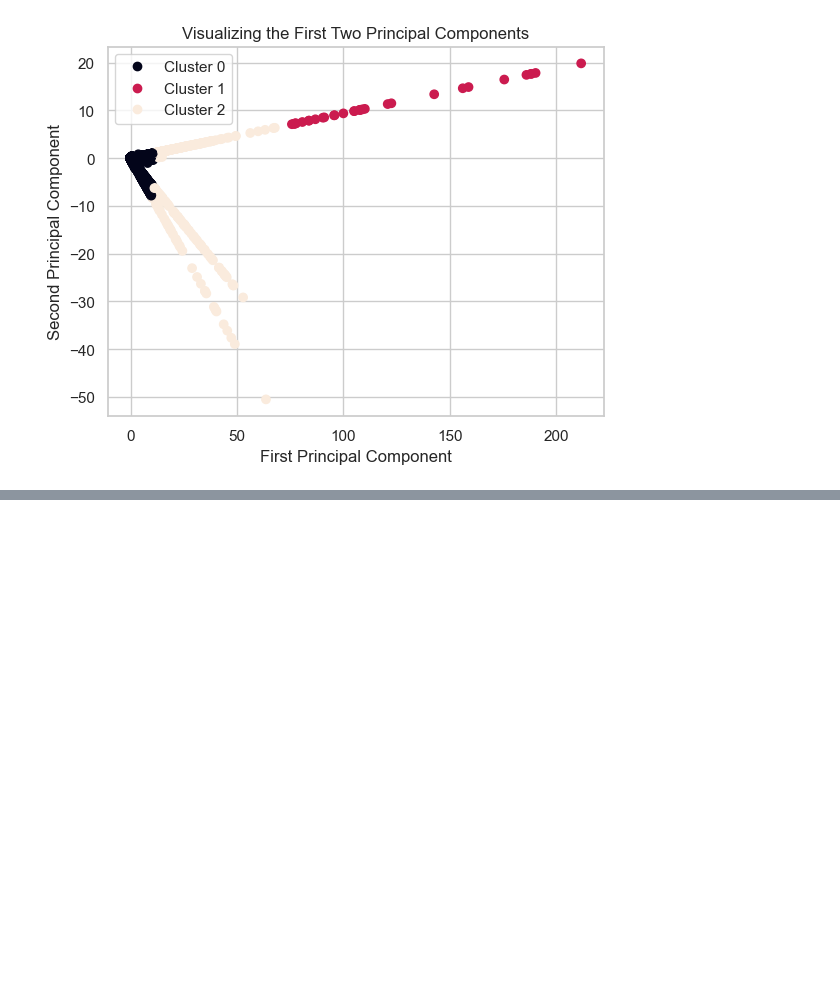
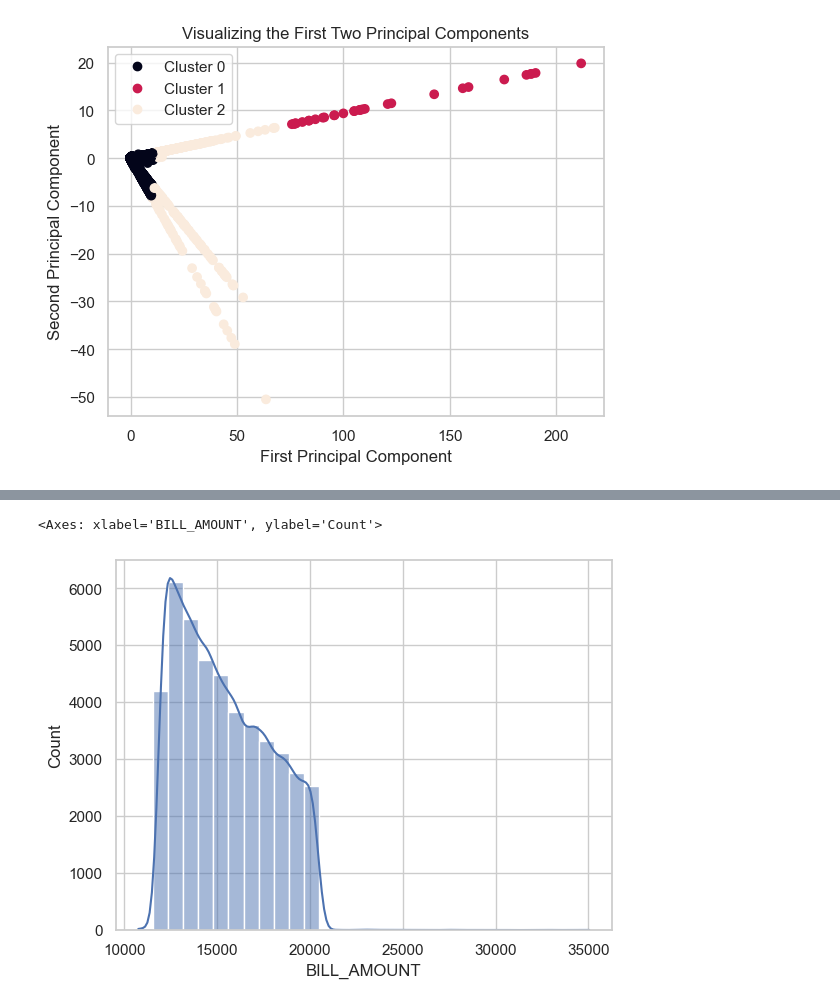
Before and after one commit to Assesa44/water-loss-reduction-through-smart-metering, a Jupyter notebook: Notebooks/Exploratory/clustering.ipynb, the cells around one changed output, grey strips where cells are left out. Cells and saved outputs as stored; diff of their text form; code cells hidden in the pictures; blank space fills up the shorter version.

```diff
--- a/Notebooks/Exploratory/clustering.ipynb
+++ b/Notebooks/Exploratory/clustering.ipynb
@@ -363,3 +408,12 @@ sns.histplot(clu)
+# %%
+import seaborn as sns
+
+cluster_0 = X_clusters[X_clusters['BILL_CLUSTER'] == 0]
+
+sns.histplot(cluster_0["BILL_AMOUNT"], bins=30, kde=True)
+# %% [output]
+<Axes: xlabel='BILL_AMOUNT', ylabel='Count'>
+[figure, added]
 # %%
 X_clusters['BILL_CLUSTER'].unique()
 # %% [output]
```
Also changed, not shown: parts of 15 cells of this notebook.
